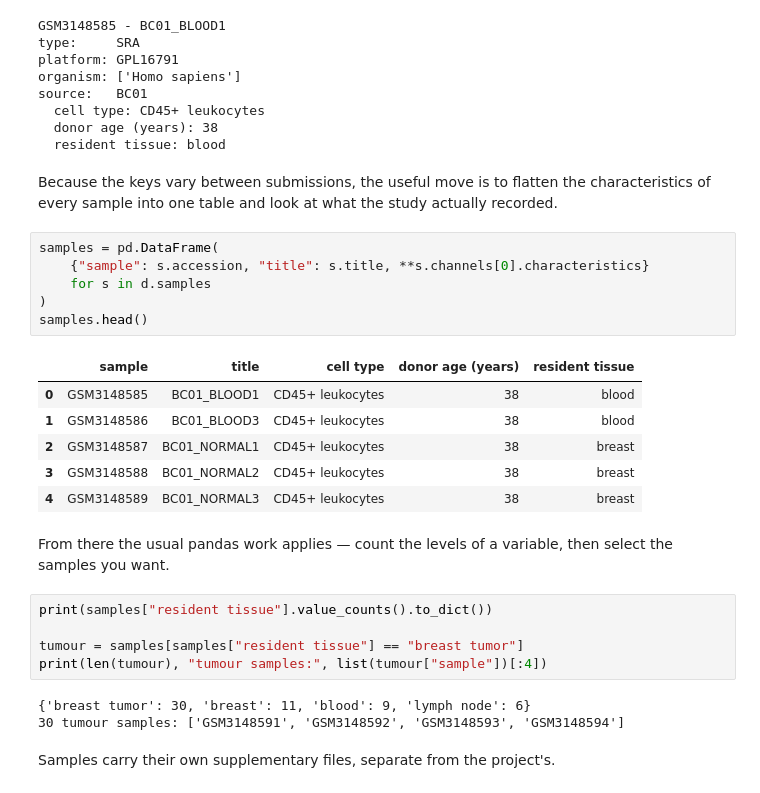
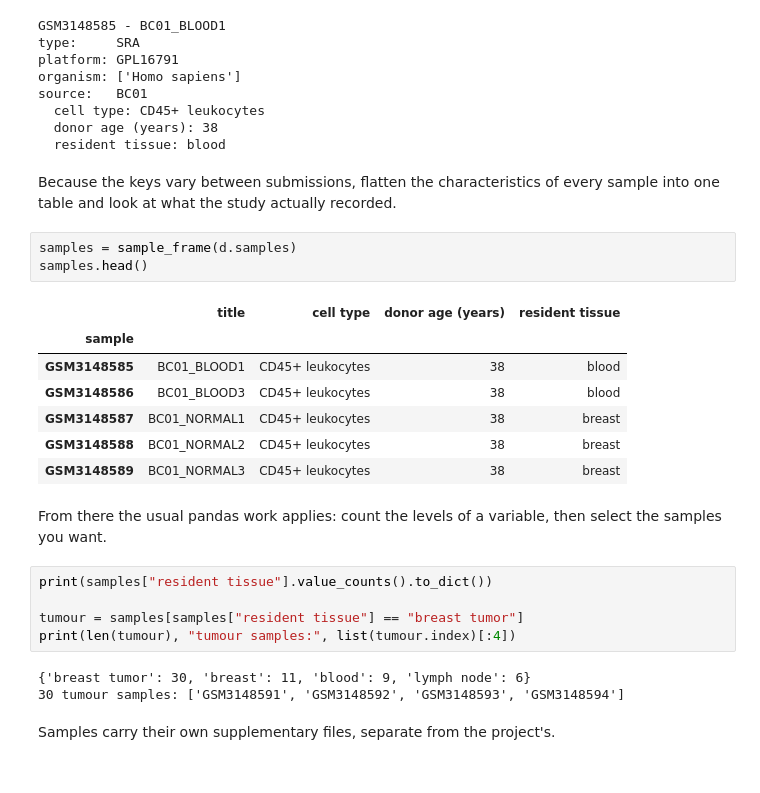
Before and after one commit to saketlab/seqout, a Jupyter notebook: python/docs/examples/02_working_with_a_dataset.ipynb, the cells around one changed output. Cells and saved outputs as stored; diff of their text form.

Commit message:
optimise seqout counts, metadata; documentation updates; build docs

```diff
--- a/python/docs/examples/02_working_with_a_dataset.ipynb
+++ b/python/docs/examples/02_working_with_a_dataset.ipynb
@@ -143,30 +143,27 @@ source:   BC01
   donor age (years): 38
   resident tissue: blood
 # %% [markdown]
-Because the keys vary between submissions, the useful move is to flatten the
-characteristics of every sample into one table and look at what the study
-actually recorded.
+Because the keys vary between submissions, flatten the characteristics of
+every sample into one table and look at what the study actually recorded.
-# %%
-samples = pd.DataFrame(
-    {"sample": s.accession, "title": s.title, **s.channels[0].characteristics}
-    for s in d.samples
-)
-samples.head()
-# %% [output]
-|  | sample | title | cell type | donor age (years) | resident tissue |
-| 0 | GSM3148585 | BC01_BLOOD1 | CD45+ leukocytes | 38 | blood |
-| 1 | GSM3148586 | BC01_BLOOD3 | CD45+ leukocytes | 38 | blood |
-| 2 | GSM3148587 | BC01_NORMAL1 | CD45+ leukocytes | 38 | breast |
-| 3 | GSM3148588 | BC01_NORMAL2 | CD45+ leukocytes | 38 | breast |
-| 4 | GSM3148589 | BC01_NORMAL3 | CD45+ leukocytes | 38 | breast |
+# %%
+samples = sample_frame(d.samples)
+samples.head()
+# %% [output]
+|  | title | cell type | donor age (years) | resident tissue |
+| sample |  |  |  |  |
+| GSM3148585 | BC01_BLOOD1 | CD45+ leukocytes | 38 | blood |
+| GSM3148586 | BC01_BLOOD3 | CD45+ leukocytes | 38 | blood |
+| GSM3148587 | BC01_NORMAL1 | CD45+ leukocytes | 38 | breast |
+| GSM3148588 | BC01_NORMAL2 | CD45+ leukocytes | 38 | breast |
+| GSM3148589 | BC01_NORMAL3 | CD45+ leukocytes | 38 | breast |
 # %% [markdown]
-From there the usual pandas work applies — count the levels of a variable,
+From there the usual pandas work applies: count the levels of a variable,
 then select the samples you want.
 # %%
 print(samples["resident tissue"].value_counts().to_dict())
 
 tumour = samples[samples["resident tissue"] == "breast tumor"]
-print(len(tumour), "tumour samples:", list(tumour["sample"])[:4])
+print(len(tumour), "tumour samples:", list(tumour.index)[:4])
 # %% [output]
 {'breast tumor': 30, 'breast': 11, 'blood': 9, 'lymph node': 6}
 30 tumour samples: ['GSM3148591', 'GSM3148592', 'GSM3148593', 'GSM3148594']
```
Also changed, not shown: parts of 16 cells of this notebook, 53 other files.
